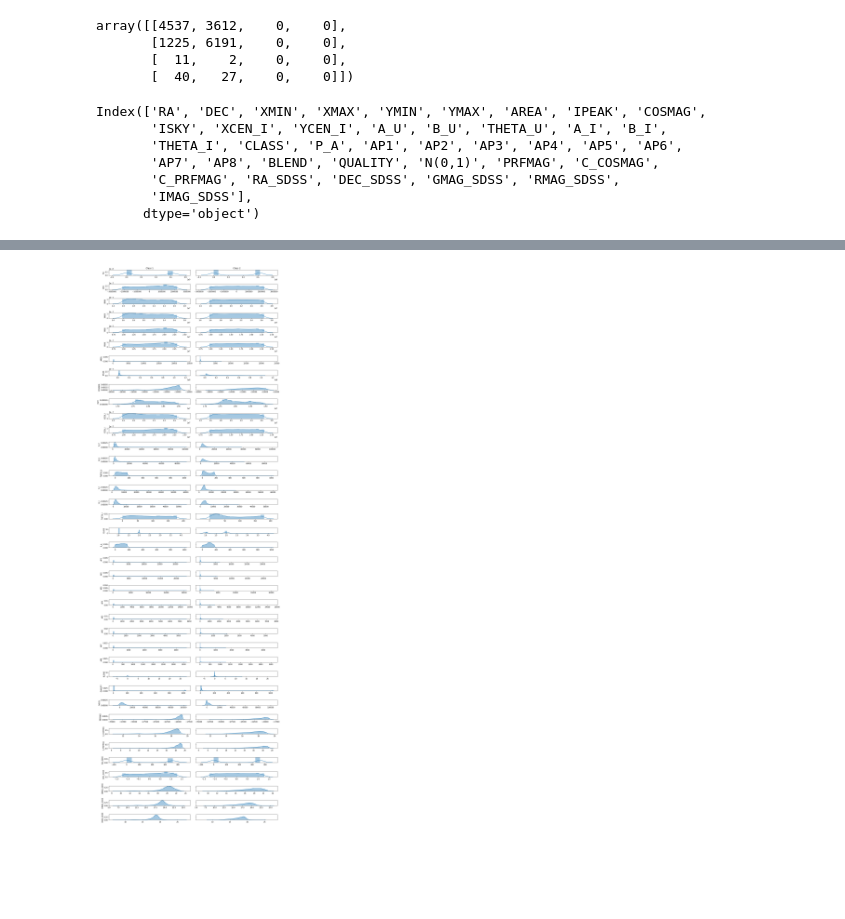
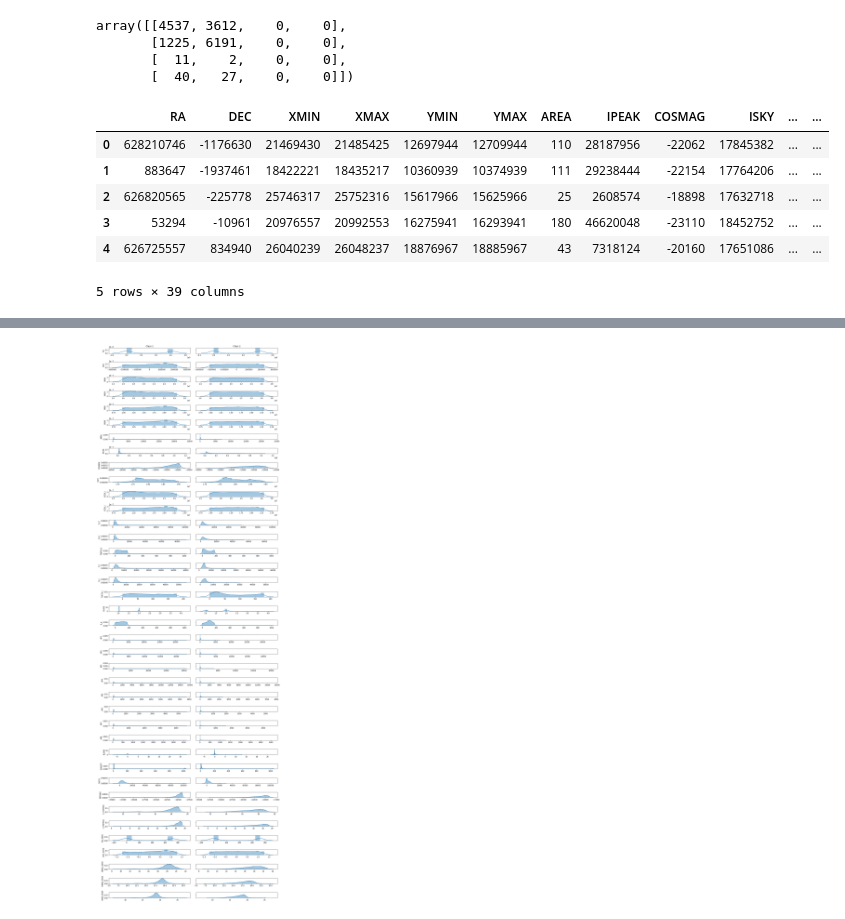
Before and after one commit to imran-marwat/sky-catalogue-classification-project, a Jupyter notebook: notebooks/Untitled2.ipynb, the cells around one changed output, grey strips where cells are left out. Drawn from its saved outputs; the diff is of its cells as text; code cells hidden in the pictures; blank space fills up the shorter version.

```diff
--- a/notebooks/Untitled2.ipynb
+++ b/notebooks/Untitled2.ipynb
@@ -57,16 +57,23 @@ from sklearn.model_selection import train_test_split
 random_state = 1
 X_train_raw,X_test_raw,y_train,y_test = train_test_split(data_x_raw,data_y_raw,test_size=0.1,random_state=random_state)
 X_train_raw,X_val_raw,y_train,y_val = train_test_split(X_train_raw,y_train,test_size=2./9,random_state=random_state)
-# %%
-X_train_raw.columns
-# %% [output]
-Index(['RA', 'DEC', 'XMIN', 'XMAX', 'YMIN', 'YMAX', 'AREA', 'IPEAK', 'COSMAG',
-       'ISKY', 'XCEN_I', 'YCEN_I', 'A_U', 'B_U', 'THETA_U', 'A_I', 'B_I',
-       'THETA_I', 'CLASS', 'P_A', 'AP1', 'AP2', 'AP3', 'AP4', 'AP5', 'AP6',
-       'AP7', 'AP8', 'BLEND', 'QUALITY', 'N(0,1)', 'PRFMAG', 'C_COSMAG',
-       'C_PRFMAG', 'RA_SDSS', 'DEC_SDSS', 'GMAG_SDSS', 'RMAG_SDSS',
-       'IMAG_SDSS'],
-      dtype='object')
+# %%
+X_train_raw = X_train_raw.reset_index(drop=True)
+X_val_raw = X_val_raw.reset_index(drop=True)
+X_test_raw = X_test_raw.reset_index(drop=True)
+y_train = y_train.reset_index(drop=True)
+y_val = y_val.reset_index(drop=True)
+y_test = y_test.reset_index(drop=True)
+
+X_train_raw.head()
+# %% [output]
+|  | RA | DEC | XMIN | XMAX | YMIN | YMAX | AREA | IPEAK | COSMAG | ISKY | ... | ... |
+| 0 | 628210746 | -1176630 | 21469430 | 21485425 | 12697944 | 12709944 | 110 | 28187956 | -22062 | 17845382 | ... | ... |
+| 1 | 883647 | -1937461 | 18422221 | 18435217 | 10360939 | 10374939 | 111 | 29238444 | -22154 | 17764206 | ... | ... |
+| 2 | 626820565 | -225778 | 25746317 | 25752316 | 15617966 | 15625966 | 25 | 2608574 | -18898 | 17632718 | ... | ... |
+| 3 | 53294 | -10961 | 20976557 | 20992553 | 16275941 | 16293941 | 180 | 46620048 | -23110 | 18452752 | ... | ... |
+| 4 | 626725557 | 834940 | 26040239 | 26048237 | 18876967 | 18885967 | 43 | 7318124 | -20160 | 17651086 | ... | ... |
+5 rows × 39 columns
 # %%
 #Define classification function
 from sklearn.linear_model import LogisticRegression
```
Also changed, not shown: parts of 10 cells of this notebook.
